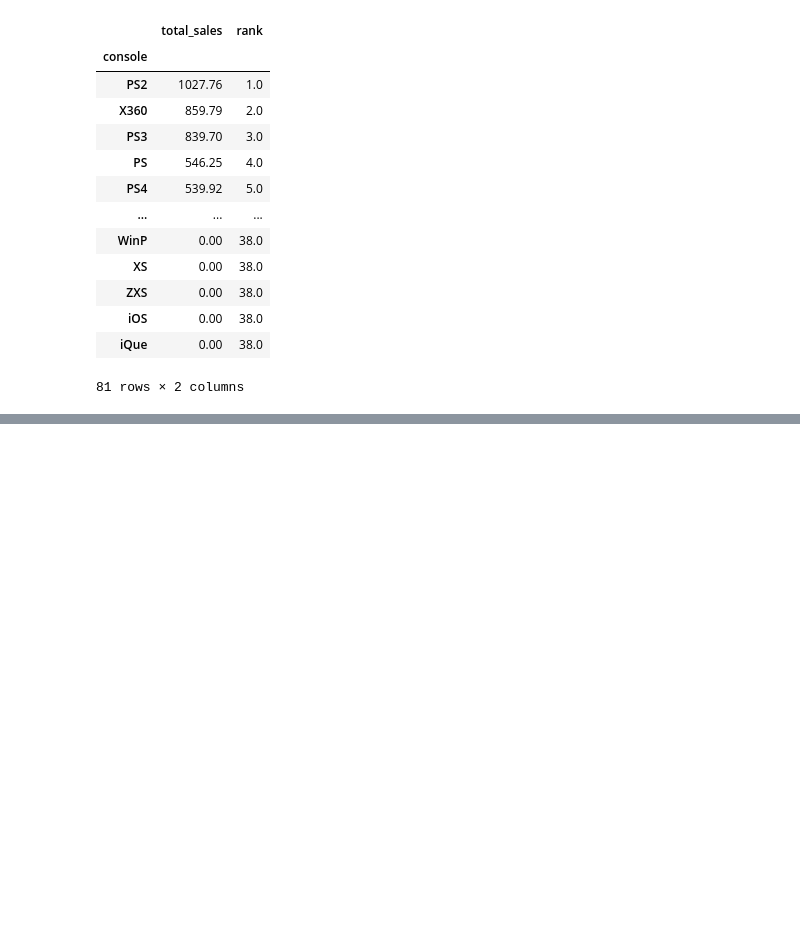
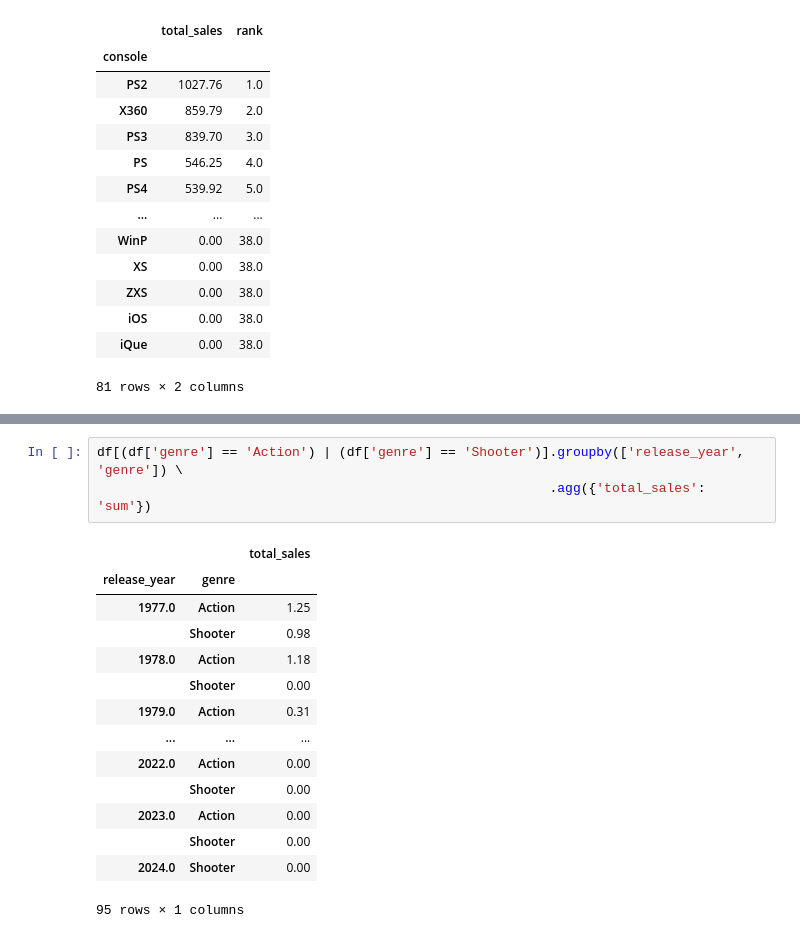
Before and after one commit to smartestnerdfromtown/Video-Game-Sales-Analysis, a Jupyter notebook: analysis.ipynb, the cells around one changed output, grey strips where cells are left out. Drawn from its saved outputs; the diff is of its cells as text; blank space fills up the shorter version.

```diff
--- a/analysis.ipynb
+++ b/analysis.ipynb
@@ -306,0 +352,18 @@ perfect_storm
+# %%
+df[(df['genre'] == 'Action') | (df['genre'] == 'Shooter')].groupby(['release_year', 'genre']) \
+                                                          .agg({'total_sales': 'sum'})
+# %% [output]
+|  |  | total_sales |
+| release_year | genre |  |
+| 1977.0 | Action | 1.25 |
+|  | Shooter | 0.98 |
+| 1978.0 | Action | 1.18 |
+|  | Shooter | 0.00 |
+| 1979.0 | Action | 0.31 |
+| ... | ... | ... |
+| 2022.0 | Action | 0.00 |
+|  | Shooter | 0.00 |
+| 2023.0 | Action | 0.00 |
+|  | Shooter | 0.00 |
+| 2024.0 | Shooter | 0.00 |
+95 rows × 1 columns
```
Also changed, not shown: parts of 9 cells of this notebook.
